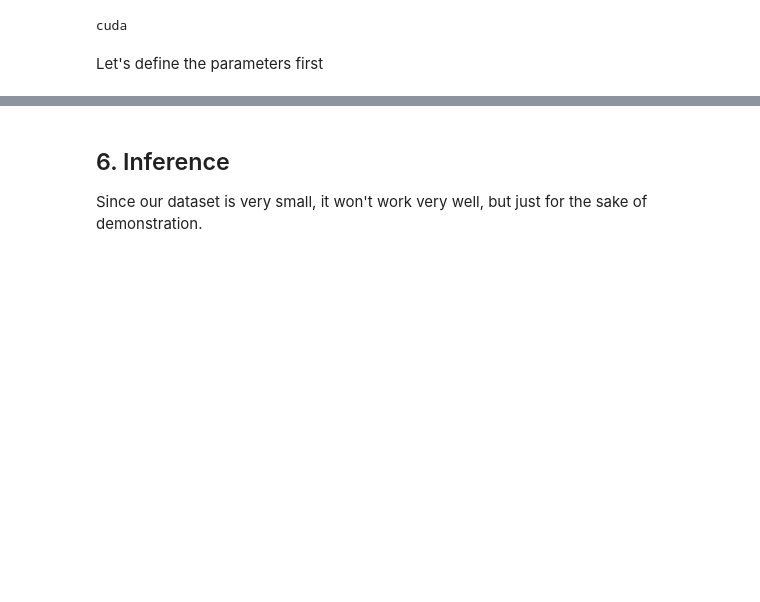
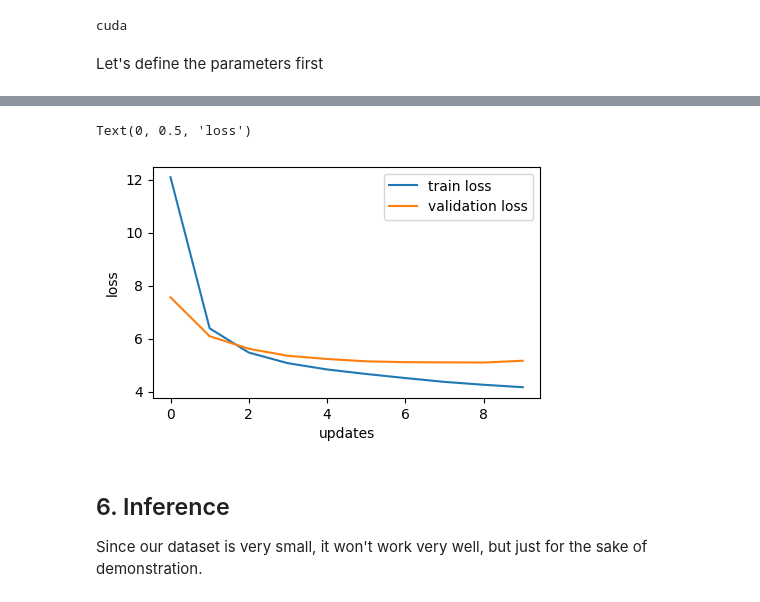
Before and after one commit to ParunNg/NLP-A5-Sentence-BERT, a Jupyter notebook: BERT.ipynb, the cells around one changed output, grey strips where cells are left out. Drawn from its saved outputs; the diff is of its cells as text; code cells hidden in the pictures; blank space fills up the shorter version.

```diff
--- a/BERT.ipynb
+++ b/BERT.ipynb
@@ -158,3 +169,6 @@ input_ids, segment_ids, masked_tokens, masked_pos, isNext = map(torch.LongTensor
+# %%
+for input_ids, segment_ids, masked_tokens, masked_pos, isNext in train_loader:
+    break
 # %%
 input_ids.shape, segment_ids.shape, masked_tokens.shape, masked_pos.shape, isNext
 # %% [output]
@@ -416,0 +462,32 @@ torch.save([model.params, model.state_dict()], save_path)
+# %%
+save_path = './model/bert.pt'
+num_epoch = 10
+
+lr_scheduler = optim.lr_scheduler.ReduceLROnPlateau(optimizer, factor=0.5, patience=0)
+
+best_val_loss = float('inf')
+train_losses = []
+val_losses = []
+
+for epoch in range(num_epoch):
+    start_time = time.time()
+    train_loss = train(model, train_loader, optimizer, criterion, device)
+    val_loss = evaluate(model, val_loader, criterion, device)
+    lr_scheduler.step(val_loss)
+
+    #for plotting
+    train_losses.append(train_loss)
+    val_losses.append(val_loss)
+
+    end_time = time.time()
+
+    epoch_mins, epoch_secs = epoch_time(start_time, end_time)
+
+    # save the model only when its validation loss is lower than all its predecessors
+    if val_loss < best_val_loss:
+        best_val_loss = val_loss
+        torch.save([model.params, model.state_dict()], save_path)  # save the model's parameters and state to a file
+
+    print(f'Epoch: {epoch+1:02} | Time: {epoch_mins}m {epoch_secs}s')
+    print(f'\tTrain Loss: {train_loss:.3f}')
+    print(f'\t Val. Loss: {val_loss:.3f}')
@@ -417,3 +525,15 @@ torch.save([model.params, model.state_dict()], save_path)
+# %%
+import matplotlib.pyplot as plt
+fig = plt.figure(figsize=(5, 3))
+ax = fig.add_subplot(1, 1, 1)
+ax.plot(train_losses, label = 'train loss')
+ax.plot(val_losses, label = 'validation loss')
+plt.legend()
+ax.set_xlabel('updates')
+ax.set_ylabel('loss')
+# %% [output]
+Text(0, 0.5, 'loss')
+[figure, added]
 # %% [markdown]
 ## 6. Inference
 
```
Also changed, not shown: parts of 30 cells of this notebook.
